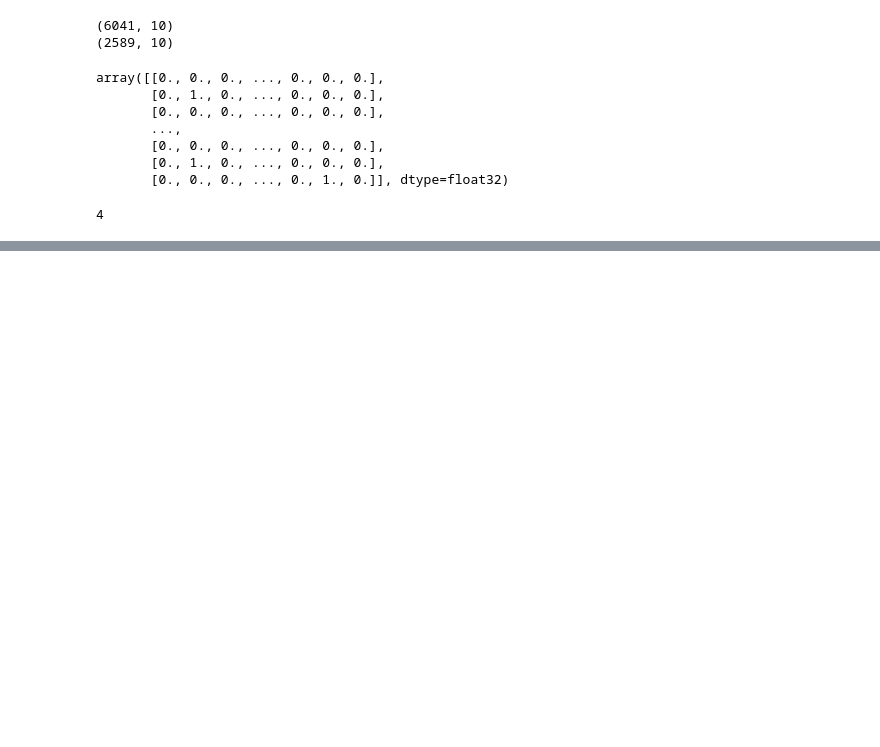
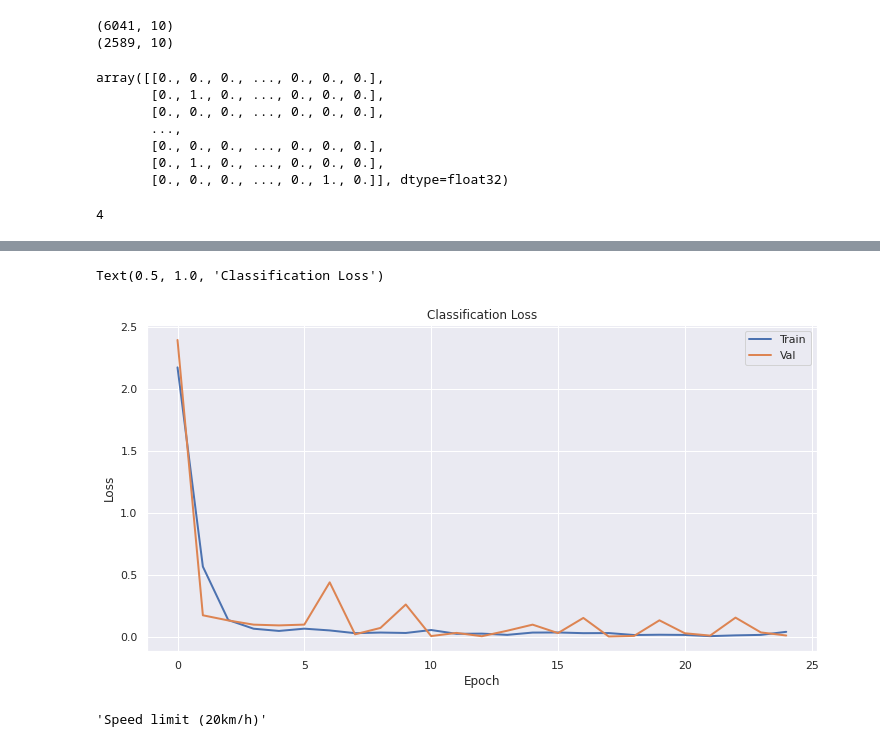
Before and after one commit to ethandsz/GTSRB-Classification-Localization, a Jupyter notebook: Localization&Classification_TrafficKeras.ipynb, the cells around one changed output, grey strips where cells are left out. Saved outputs shown, nothing was run; the diff lists cells and outputs as text; code cells hidden in the pictures; blank space fills up the shorter version.

```diff
--- a/Localization&Classification_TrafficKeras.ipynb
+++ b/Localization&Classification_TrafficKeras.ipynb
@@ -825,0 +883,16 @@ Shell options:
+# %%
+sns.set_theme()
+plt.figure(figsize=(12,6))
+
+plt.plot(train_classification_loss, linewidth=2)
+plt.plot(val_classification_loss, linewidth=2)
+
+plt.xlabel("Epoch")
+plt.ylabel("Loss")
+
+plt.legend(["Train", "Val"])
+
+plt.title("Classification Loss")
+# %% [output]
+Text(0.5, 1.0, 'Classification Loss')
+[figure, added]
@@ -825,0 +948,4 @@ Shell options:
+# %%
+labels[0]
+# %% [output]
+'Speed limit (20km/h)'
```
Also changed, not shown: parts of 32 cells of this notebook.
